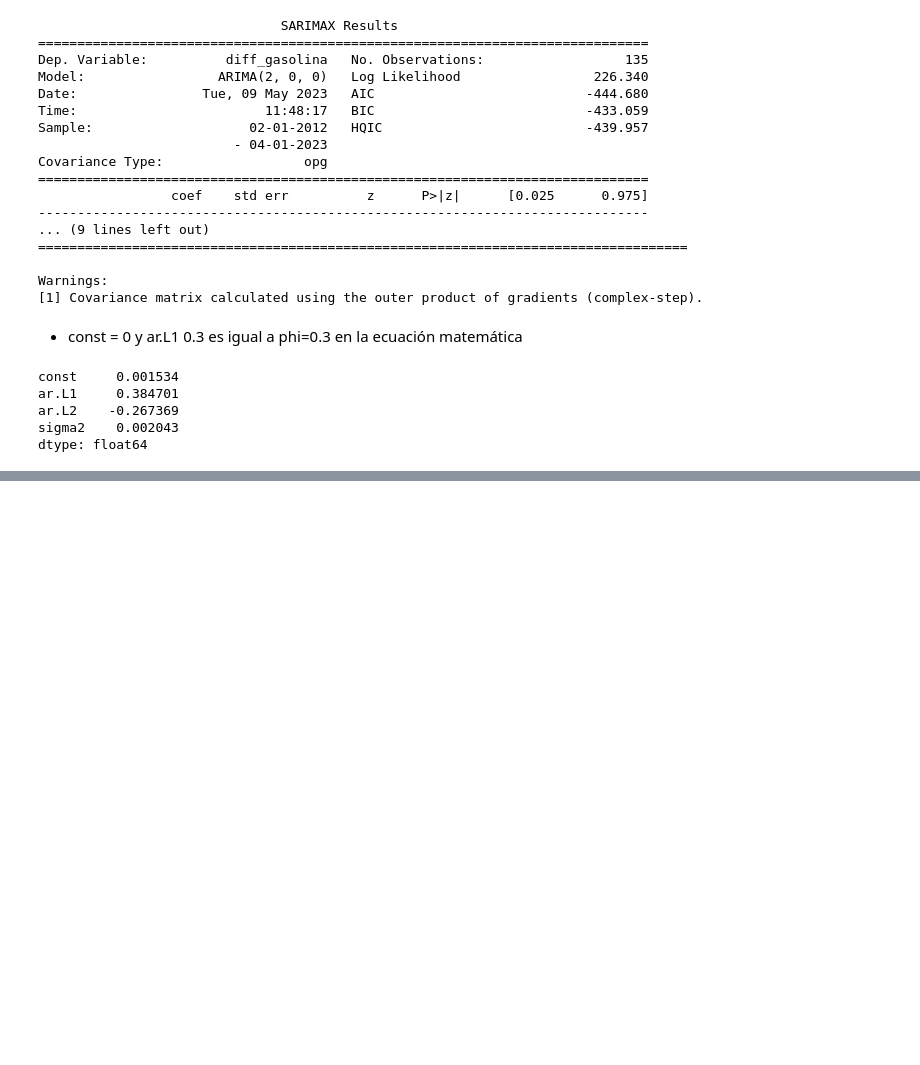
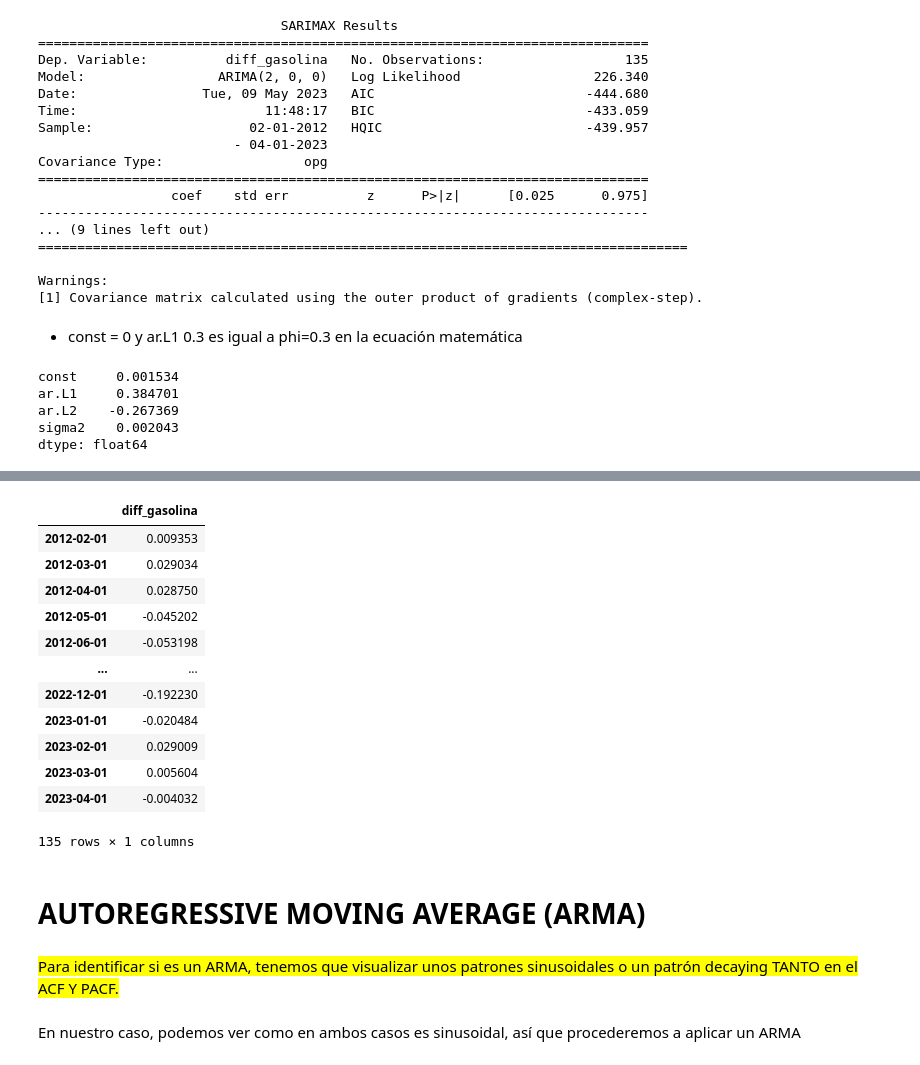
Before and after one commit to AMM93/Precios-Gasolina, a Jupyter notebook: modelos.ipynb, the cells around one changed output, grey strips where cells are left out. Cells and saved outputs as stored; diff of their text form; code cells hidden in the pictures; blank space fills up the shorter version.

Commit message:
Reorganizacion y mejora de explicaciones. Encabezamos el ARMA

```diff
--- a/modelos.ipynb
+++ b/modelos.ipynb
@@ -252,3 +275,19 @@ dtype: float64
+# %%
+df_diff
+# %% [output]
+|  | diff_gasolina |
+| 2012-02-01 | 0.009353 |
+| 2012-03-01 | 0.029034 |
+| 2012-04-01 | 0.028750 |
+| 2012-05-01 | -0.045202 |
+| 2012-06-01 | -0.053198 |
+| ... | ... |
+| 2022-12-01 | -0.192230 |
+| 2023-01-01 | -0.020484 |
+| 2023-02-01 | 0.029009 |
+| 2023-03-01 | 0.005604 |
+| 2023-04-01 | -0.004032 |
+135 rows × 1 columns
 # %%
 df_pred =pd.DataFrame({'Fecha':predict.predicted_mean.index, 'Precio':predict.predicted_mean.values})
 df_total = pd.concat([df, df_pred])
@@ -275,3 +314,9 @@ fig.add_trace(
     1, col=1
 )
 fig.show()
+# %% [markdown]
+# AUTOREGRESSIVE MOVING AVERAGE (ARMA)
+# %% [markdown]
+<mark>Para identificar si es un ARMA, tenemos que visualizar unos patrones sinusoidales o un patrón decaying TANTO en el ACF Y PACF.</mark>
+# %% [markdown]
+En nuestro caso, podemos ver como en ambos casos es sinusoidal, así que procederemos a aplicar un ARMA
```
Also changed, not shown: parts of 6 cells of this notebook.
